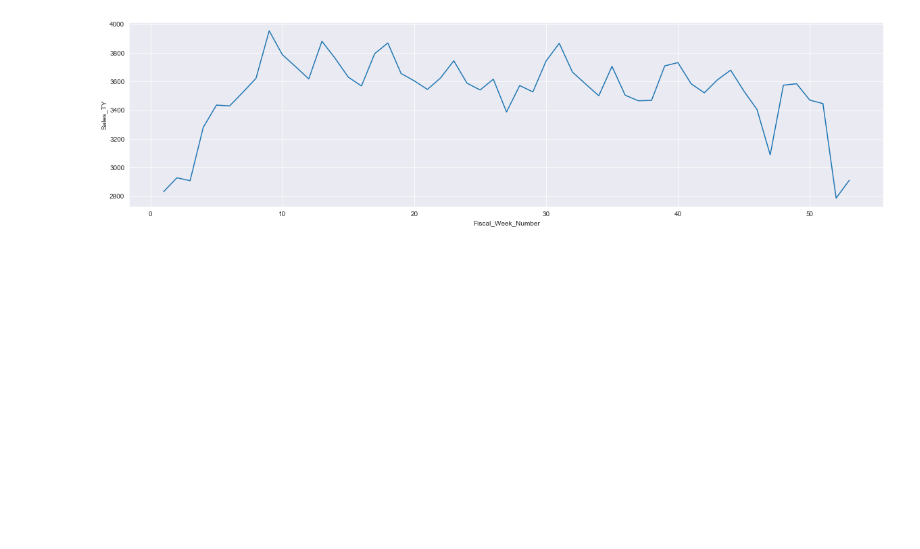
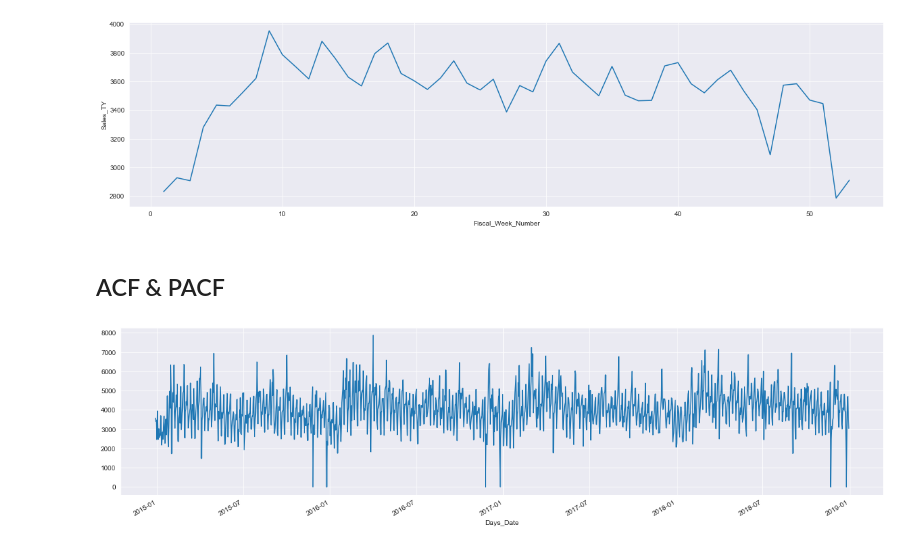
Before and after one commit to will4865/Inspire-Brands-Case-Study, a Jupyter notebook: technical-case-study.ipynb, the cells around one changed output. Drawn from its saved outputs; the diff is of its cells as text; code cells hidden in the pictures; blank space fills up the shorter version.

```diff
--- a/technical-case-study.ipynb
+++ b/technical-case-study.ipynb
@@ -1008,3 +1015,10 @@ sns.lineplot(total_sales['Fiscal_Week_Number'], total_sales['Sales_TY'])
 # %% [output]
 <matplotlib.axes._subplots.AxesSubplot at 0x...>
 [figure]
+# %% [markdown]
+## ACF & PACF
+# %%
+arg_sales.loc[arg_sales['Rest_Number'] == 2].set_index('Days_Date')['Sales_TY'].plot(figsize = (20,5))
+plt.show()
+# %% [output]
+[figure, added]
```
Also changed, not shown: parts of 19 cells of this notebook.
